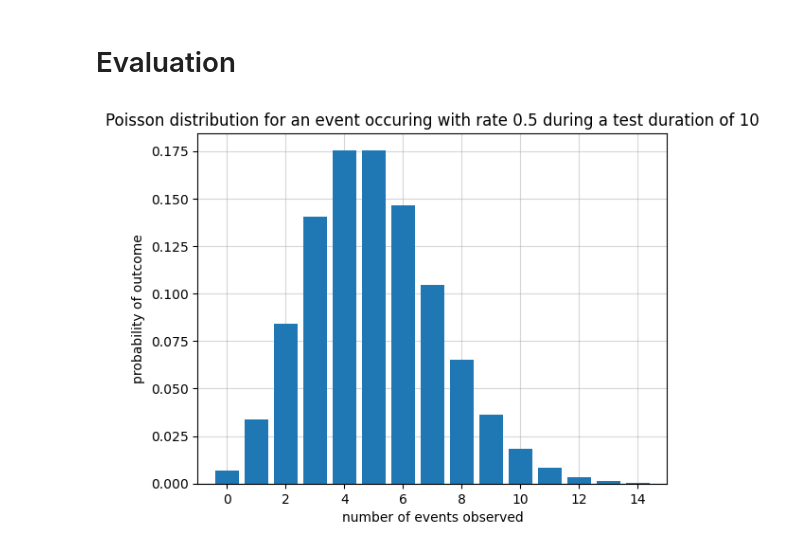
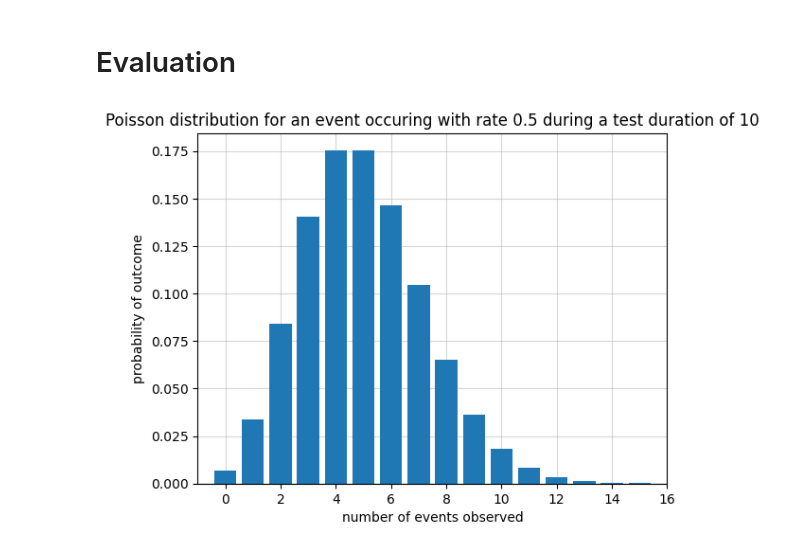
Before and after one commit to georg-rempfer/jupyter-lite, a Jupyter notebook: content/poisson_process/poisson_distribution.ipynb, the cells around one changed output. Drawn from its saved outputs; the diff is of its cells as text; code cells hidden in the pictures.

```diff
--- a/content/poisson_process/poisson_distribution.ipynb
+++ b/content/poisson_process/poisson_distribution.ipynb
@@ -16,26 +19,26 @@ r_event = 0.5 #rate with which the relevant event occurs [#/km, #/hour, ...]
 # %%
 import matplotlib.pyplot as plt
 import mpmath as mp
 import numpy as np
 
 mp.mp.dps = 50 #use 50 decimal digits precision in mpmath calculations
 
 def poisson_distr(n_events, r_event, test_duration):
     return mp.power(mp.mpf(r_event*test_duration), n_events) / mp.fac(n_events) * mp.exp(-r_event*test_duration)
 
 poisson_distr_vectorized = np.vectorize(poisson_distr) #create version of poisson distribution that can be evaluated for whole lists of inputs
 
-x = np.arange(0, r_event*test_duration*3) #list of all possible outcomes (number of events observed x during test_duration)
+x = np.arange(0, r_event*test_duration*3+1) #list of all possible outcomes (number of events observed x during test_duration)
 P_x = poisson_distr_vectorized(x, r_event, test_duration) #probabilities of each of these outcomes
 
 #plot
 plt.bar(x, P_x, zorder=3)
 
 plt.gca().set_title('Poisson distribution for an event occuring with rate {} during a test duration of {}'.format(r_event, test_duration))
 plt.gca().set_xlabel('number of events observed')
 plt.gca().set_ylabel('probability of outcome')
 plt.grid(alpha=0.5);
 
-plt.gca().set_xlim([-1, r_event*test_duration*3]); #change plot range here
+plt.gca().set_xlim([-1, r_event*test_duration*3 + 1]); #change plot range here
 # %% [output]
-[figure, old version]
+[figure, new version]
```
Also changed, not shown: parts of 1 cell of this notebook, 7 other files.
